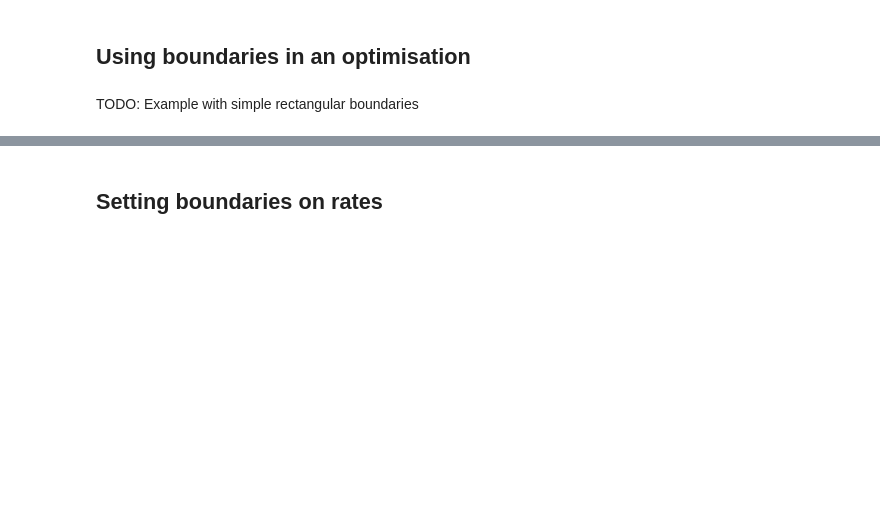
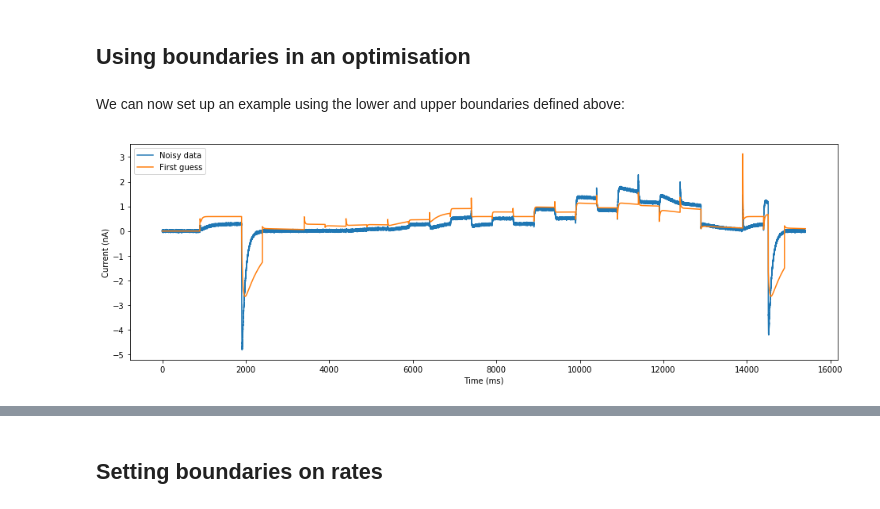
Before and after one commit to CardiacModelling/fitting-notebooks, a Jupyter notebook: ion-currents-tutorial/boundaries.ipynb, the cells around one changed output, grey strips where cells are left out. Cells and saved outputs as stored; diff of their text form; code cells hidden in the pictures; blank space fills up the shorter version.

```diff
--- a/ion-currents-tutorial/boundaries.ipynb
+++ b/ion-currents-tutorial/boundaries.ipynb
@@ -475,4 +532,44 @@ While this is an approximation, and only one experiment, it gives us an idea of
 # %% [markdown]
 ## Using boundaries in an optimisation
-# %% [markdown]
-TODO: Example with simple rectangular boundaries
+# %% [markdown]
+We can now set up an example using the lower and upper boundaries defined above:
+# %%
+# Load a protocol and create a foward model instance
+protocol = myokit.load_protocol('resources/simplified-staircase.mmt')
+model = Model(protocol)
+
+# Define a parameter vector
+parameters = np.array([3e-4, 0.07, 3e-5, 0.05, 0.09, 9e-3, 5e-3, 0.03, 0.2])
+
+# Generate the sampling points
+t_max = 15400
+times = np.arange(0, t_max, 0.1)
+
+# Generate some noisy data
+values = model.simulate(parameters, times) + np.random.normal(0, 0.02, times.shape)
+
+# Define a problem and an error measure
+problem = pints.SingleOutputProblem(model, times, values)
+error = pints.MeanSquaredError(problem)
+
+# Define boundaries
+a1, a2 = 1e-7, 1e3
+b1, b2 = 1e-7, 0.4
+g1, g2 = 0.1, 1
+lower = [a1, b1, a1, b1, a1, b1, a1, b1, g1]
+upper = [a2, b2, a2, b2, a2, b2, a2, b2, g2]
+boundaries = pints.RectangularBoundaries(lower, upper)
+
+# Choose a slightly random starting point
+x0 = parameters * 2**np.random.normal(0, 0.5, len(parameters))
+
+# Show the intial guess
+plt.figure(figsize=(16, 5))
+plt.xlabel('Time (ms)')
+plt.ylabel('Current (nA)')
+plt.plot(times, values, label='Noisy data')
+plt.plot(times, problem.evaluate(x0), label='First guess')
+plt.legend(loc='upper left')
+plt.show()
+# %% [output]
+[figure, added]
```
Also changed, not shown: parts of 59 cells of this notebook, 2 other files.
